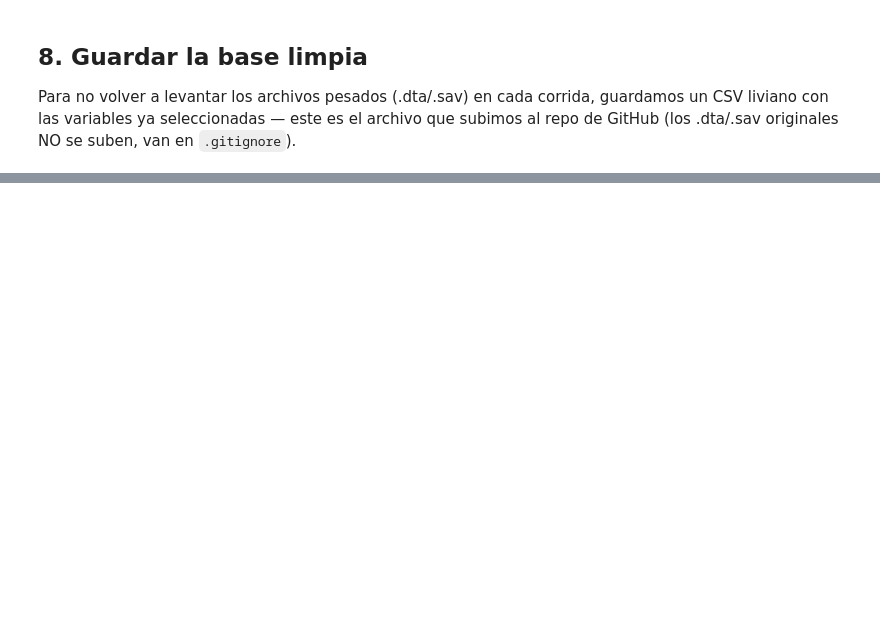
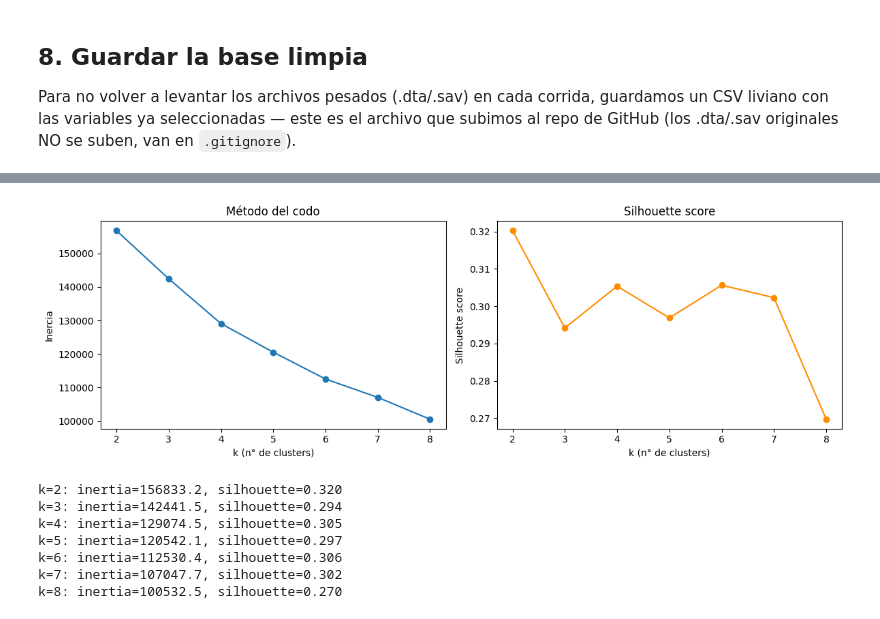
Before and after one commit to santimsoler/APLICACIONFINAL_PROGRAMACION_UBA, a Jupyter notebook: CASEN2024_analisis.ipynb, the cells around one changed output, grey strips where cells are left out. Cells and saved outputs as stored; diff of their text form; code cells hidden in the pictures; blank space fills up the shorter version.

```diff
--- a/CASEN2024_analisis.ipynb
+++ b/CASEN2024_analisis.ipynb
@@ -142,0 +451,5 @@ files.download('base_modelo_casen2024.csv')
+# %%
+pobres = base_modelo[base_modelo['pobreza_multi'] == 1].copy()
+print('Hogares pobres:', pobres.shape[0])
+pobres = pobres.dropna(subset=predictores_redes)  # nos quedamos con los que tienen dato completo en redes/alimentación
+print('Hogares pobres con datos completos de redes:', pobres.shape[0])
@@ -142,0 +466,45 @@ files.download('base_modelo_casen2024.csv')
+# %%
+from sklearn.preprocessing import StandardScaler
+from sklearn.cluster import KMeans
+from sklearn.metrics import silhouette_score
+import matplotlib.pyplot as plt
+
+X = pobres[predictores_redes].apply(pd.to_numeric, errors='coerce').fillna(0)
+X_scaled = StandardScaler().fit_transform(X)
+
+k_values = range(2, 9)
+inertias = []
+silhouettes = []
+
+for k in k_values:
+    km = KMeans(n_clusters=k, n_init=20, random_state=42)
+    labels = km.fit_predict(X_scaled)
+    inertias.append(km.inertia_)
+    silhouettes.append(silhouette_score(X_scaled, labels))
+
+fig, axes = plt.subplots(1, 2, figsize=(12, 4))
+
+axes[0].plot(list(k_values), inertias, marker='o')
+axes[0].set_title('Método del codo')
+axes[0].set_xlabel('k (n° de clusters)')
+axes[0].set_ylabel('Inercia')
+
+axes[1].plot(list(k_values), silhouettes, marker='o', color='darkorange')
+axes[1].set_title('Silhouette score')
+axes[1].set_xlabel('k (n° de clusters)')
+axes[1].set_ylabel('Silhouette score')
+
+plt.tight_layout()
+plt.show()
+
+for k, inertia, sil in zip(k_values, inertias, silhouettes):
+    print(f'k={k}: inertia={inertia:.1f}, silhouette={sil:.3f}')
+# %% [output]
+[figure, added]
+k=2: inertia=156833.2, silhouette=0.320
+k=3: inertia=142441.5, silhouette=0.294
+k=4: inertia=129074.5, silhouette=0.305
+k=5: inertia=120542.1, silhouette=0.297
+k=6: inertia=112530.4, silhouette=0.306
+k=7: inertia=107047.7, silhouette=0.302
+k=8: inertia=100532.5, silhouette=0.270
```
Also changed, not shown: parts of 49 cells of this notebook.
